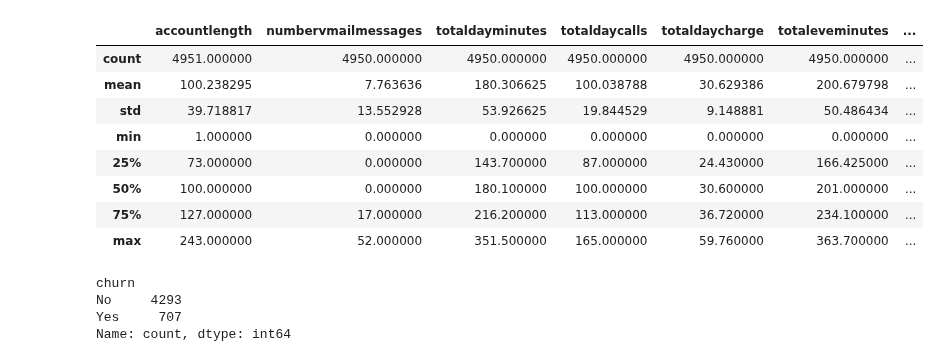
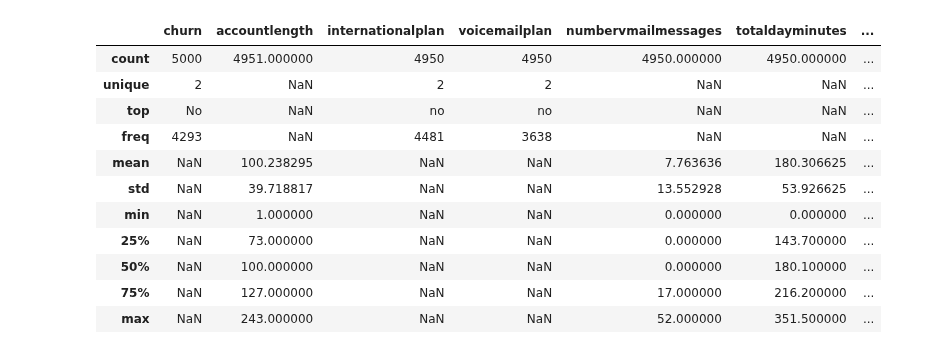
Before and after one commit to TheNoobGoda/ids-project, a Jupyter notebook: src/data_pre_processing.ipynb, the cells around one changed output. Cells and saved outputs as stored; diff of their text form; code cells hidden in the pictures.

```diff
--- a/src/data_pre_processing.ipynb
+++ b/src/data_pre_processing.ipynb
@@ -3,21 +6,17 @@ import pandas as pd
 # %%
 df = pd.read_csv("./../churn_data.csv")
 
-df.describe()
+df.describe(include='all')
 # %% [output]
-|  | accountlength | numbervmailmessages | totaldayminutes | totaldaycalls | totaldaycharge | totaleveminutes | ... |
-| count | 4951.000000 | 4950.000000 | 4950.000000 | 4950.000000 | 4950.000000 | 4950.000000 | ... |
-| mean | 100.238295 | 7.763636 | 180.306625 | 100.038788 | 30.629386 | 200.679798 | ... |
-| std | 39.718817 | 13.552928 | 53.926625 | 19.844529 | 9.148881 | 50.486434 | ... |
-| min | 1.000000 | 0.000000 | 0.000000 | 0.000000 | 0.000000 | 0.000000 | ... |
-| 25% | 73.000000 | 0.000000 | 143.700000 | 87.000000 | 24.430000 | 166.425000 | ... |
-| 50% | 100.000000 | 0.000000 | 180.100000 | 100.000000 | 30.600000 | 201.000000 | ... |
-| 75% | 127.000000 | 17.000000 | 216.200000 | 113.000000 | 36.720000 | 234.100000 | ... |
-| max | 243.000000 | 52.000000 | 351.500000 | 165.000000 | 59.760000 | 363.700000 | ... |
+|  | churn | accountlength | internationalplan | voicemailplan | numbervmailmessages | totaldayminutes | ... |
+| count | 5000 | 4951.000000 | 4950 | 4950 | 4950.000000 | 4950.000000 | ... |
+| unique | 2 | NaN | 2 | 2 | NaN | NaN | ... |
+| top | No | NaN | no | no | NaN | NaN | ... |
+| freq | 4293 | NaN | 4481 | 3638 | NaN | NaN | ... |
+| mean | NaN | 100.238295 | NaN | NaN | 7.763636 | 180.306625 | ... |
+| std | NaN | 39.718817 | NaN | NaN | 13.552928 | 53.926625 | ... |
+| min | NaN | 1.000000 | NaN | NaN | 0.000000 | 0.000000 | ... |
+| 25% | NaN | 73.000000 | NaN | NaN | 0.000000 | 143.700000 | ... |
+| 50% | NaN | 100.000000 | NaN | NaN | 0.000000 | 180.100000 | ... |
+| 75% | NaN | 127.000000 | NaN | NaN | 17.000000 | 216.200000 | ... |
+| max | NaN | 243.000000 | NaN | NaN | 52.000000 | 351.500000 | ... |
-# %%
-print(df['churn'].value_counts())
-# %% [output]
-churn
-No     4293
-Yes     707
-Name: count, dtype: int64
```
Also changed, not shown: parts of 7 cells of this notebook.
